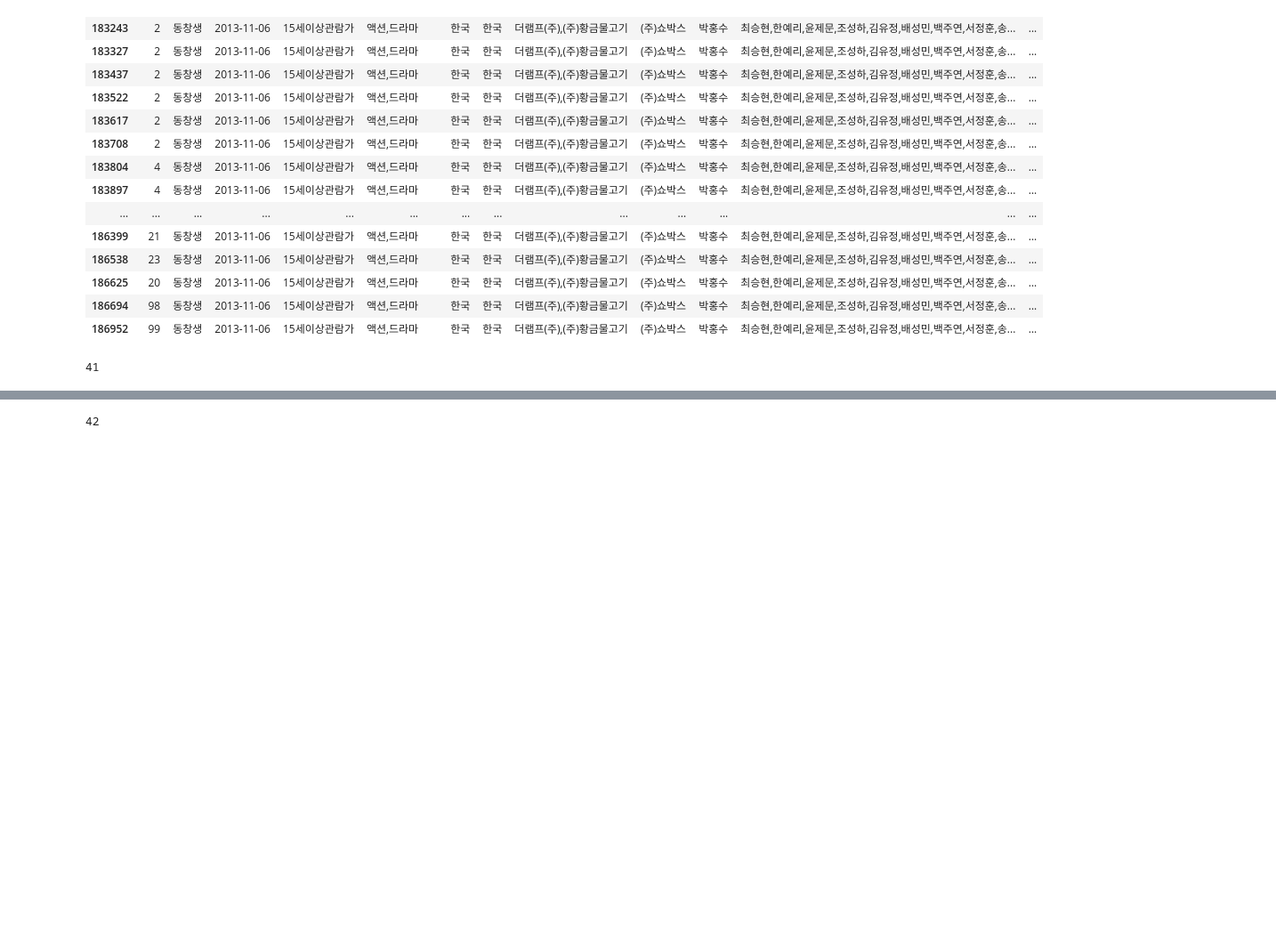
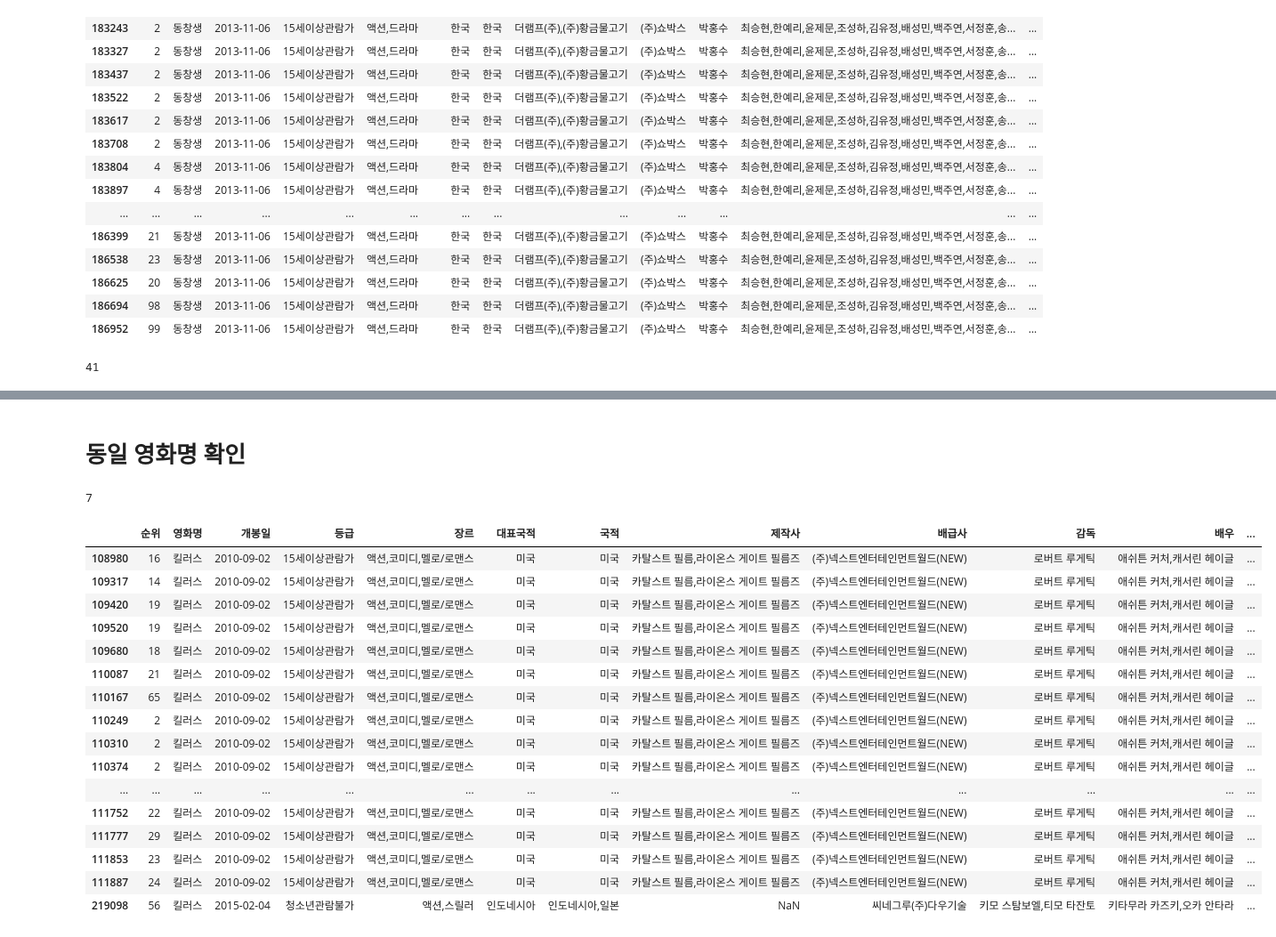
Before and after one commit to wonyounging/1_Project, a Jupyter notebook: 분석_액션영화 장르.ipynb, the cells around one changed output, grey strips where cells are left out. Shown at 89% size. Drawn from its saved outputs; the diff is of its cells as text; code cells hidden in the pictures; blank space fills up the shorter version.

```diff
--- a/분석_액션영화 장르.ipynb
+++ b/분석_액션영화 장르.ipynb
@@ -807,7 +782,30 @@ KeyboardInterrupt:
+# %% [markdown]
+# 동일 영화명 확인
 # %%
-test = action_movies[action_movies['영화명'] == all_act_name[936]]
+test = action_movies[action_movies['영화명'] == all_act_name[2656]]
 test
-len(test[test['개봉일'] == '2010-09-02'])
+len(test[test['개봉일'] == '1987-12-25'])
 # %% [output]
-42
+7
+# %%
+test = action_movies[action_movies['영화명'] == all_act_name[936]]
+test
+# %% [output]
+|  | 순위 | 영화명 | 개봉일 | 등급 | 장르 | 대표국적 | 국적 | 제작사 | 배급사 | 감독 | 배우 | ... |
+| 108980 | 16 | 킬러스 | 2010-09-02 | 15세이상관람가 | 액션,코미디,멜로/로맨스 | 미국 | 미국 | 카탈스트 필름,라이온스 게이트 필름즈 | (주)넥스트엔터테인먼트월드(NEW) | 로버트 루게틱 | 애쉬튼 커처,캐서린 헤이글 | ... |
+| 109317 | 14 | 킬러스 | 2010-09-02 | 15세이상관람가 | 액션,코미디,멜로/로맨스 | 미국 | 미국 | 카탈스트 필름,라이온스 게이트 필름즈 | (주)넥스트엔터테인먼트월드(NEW) | 로버트 루게틱 | 애쉬튼 커처,캐서린 헤이글 | ... |
+| 109420 | 19 | 킬러스 | 2010-09-02 | 15세이상관람가 | 액션,코미디,멜로/로맨스 | 미국 | 미국 | 카탈스트 필름,라이온스 게이트 필름즈 | (주)넥스트엔터테인먼트월드(NEW) | 로버트 루게틱 | 애쉬튼 커처,캐서린 헤이글 | ... |
+| 109520 | 19 | 킬러스 | 2010-09-02 | 15세이상관람가 | 액션,코미디,멜로/로맨스 | 미국 | 미국 | 카탈스트 필름,라이온스 게이트 필름즈 | (주)넥스트엔터테인먼트월드(NEW) | 로버트 루게틱 | 애쉬튼 커처,캐서린 헤이글 | ... |
+| 109680 | 18 | 킬러스 | 2010-09-02 | 15세이상관람가 | 액션,코미디,멜로/로맨스 | 미국 | 미국 | 카탈스트 필름,라이온스 게이트 필름즈 | (주)넥스트엔터테인먼트월드(NEW) | 로버트 루게틱 | 애쉬튼 커처,캐서린 헤이글 | ... |
+| 110087 | 21 | 킬러스 | 2010-09-02 | 15세이상관람가 | 액션,코미디,멜로/로맨스 | 미국 | 미국 | 카탈스트 필름,라이온스 게이트 필름즈 | (주)넥스트엔터테인먼트월드(NEW) | 로버트 루게틱 | 애쉬튼 커처,캐서린 헤이글 | ... |
+| 110167 | 65 | 킬러스 | 2010-09-02 | 15세이상관람가 | 액션,코미디,멜로/로맨스 | 미국 | 미국 | 카탈스트 필름,라이온스 게이트 필름즈 | (주)넥스트엔터테인먼트월드(NEW) | 로버트 루게틱 | 애쉬튼 커처,캐서린 헤이글 | ... |
+| 110249 | 2 | 킬러스 | 2010-09-02 | 15세이상관람가 | 액션,코미디,멜로/로맨스 | 미국 | 미국 | 카탈스트 필름,라이온스 게이트 필름즈 | (주)넥스트엔터테인먼트월드(NEW) | 로버트 루게틱 | 애쉬튼 커처,캐서린 헤이글 | ... |
+| 110310 | 2 | 킬러스 | 2010-09-02 | 15세이상관람가 | 액션,코미디,멜로/로맨스 | 미국 | 미국 | 카탈스트 필름,라이온스 게이트 필름즈 | (주)넥스트엔터테인먼트월드(NEW) | 로버트 루게틱 | 애쉬튼 커처,캐서린 헤이글 | ... |
+| 110374 | 2 | 킬러스 | 2010-09-02 | 15세이상관람가 | 액션,코미디,멜로/로맨스 | 미국 | 미국 | 카탈스트 필름,라이온스 게이트 필름즈 | (주)넥스트엔터테인먼트월드(NEW) | 로버트 루게틱 | 애쉬튼 커처,캐서린 헤이글 | ... |
+| ... | ... | ... | ... | ... | ... | ... | ... | ... | ... | ... | ... | ... |
+| 111752 | 22 | 킬러스 | 2010-09-02 | 15세이상관람가 | 액션,코미디,멜로/로맨스 | 미국 | 미국 | 카탈스트 필름,라이온스 게이트 필름즈 | (주)넥스트엔터테인먼트월드(NEW) | 로버트 루게틱 | 애쉬튼 커처,캐서린 헤이글 | ... |
+| 111777 | 29 | 킬러스 | 2010-09-02 | 15세이상관람가 | 액션,코미디,멜로/로맨스 | 미국 | 미국 | 카탈스트 필름,라이온스 게이트 필름즈 | (주)넥스트엔터테인먼트월드(NEW) | 로버트 루게틱 | 애쉬튼 커처,캐서린 헤이글 | ... |
+| 111853 | 23 | 킬러스 | 2010-09-02 | 15세이상관람가 | 액션,코미디,멜로/로맨스 | 미국 | 미국 | 카탈스트 필름,라이온스 게이트 필름즈 | (주)넥스트엔터테인먼트월드(NEW) | 로버트 루게틱 | 애쉬튼 커처,캐서린 헤이글 | ... |
+| 111887 | 24 | 킬러스 | 2010-09-02 | 15세이상관람가 | 액션,코미디,멜로/로맨스 | 미국 | 미국 | 카탈스트 필름,라이온스 게이트 필름즈 | (주)넥스트엔터테인먼트월드(NEW) | 로버트 루게틱 | 애쉬튼 커처,캐서린 헤이글 | ... |
+| 219098 | 56 | 킬러스 | 2015-02-04 | 청소년관람불가 | 액션,스릴러 | 인도네시아 | 인도네시아,일본 | NaN | 씨네그루(주)다우기술 | 키모 스탐보엘,티모 타잔토 | 키타무라 카즈키,오카 안타라 | ... |
 # %%
```
Also changed, not shown: parts of 26 cells of this notebook.
